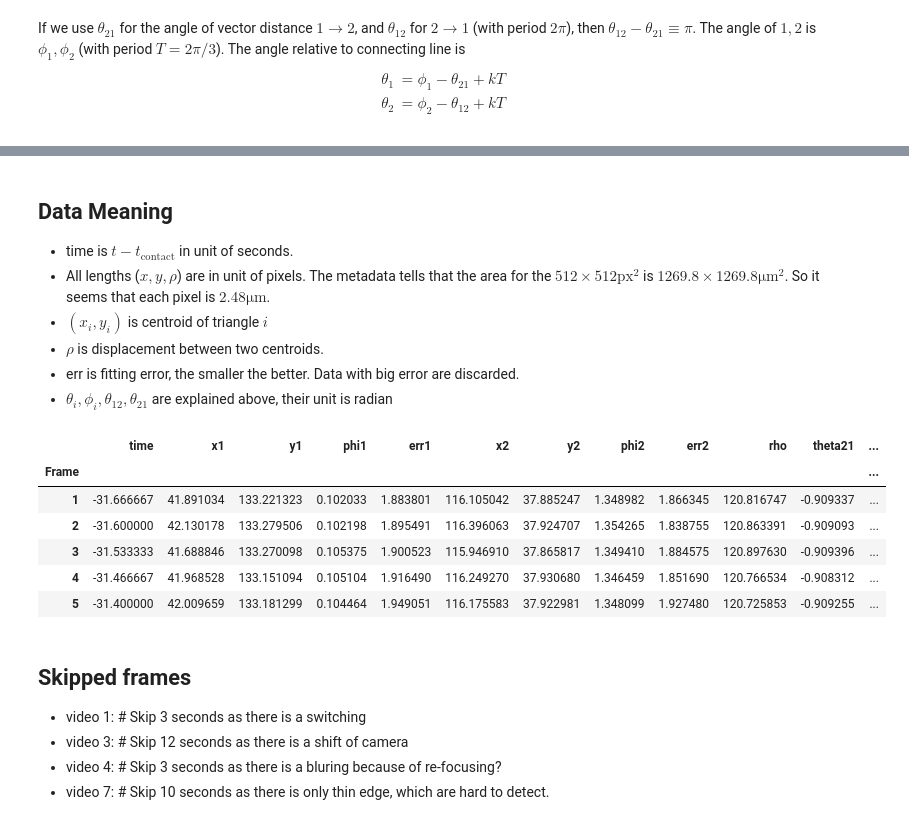
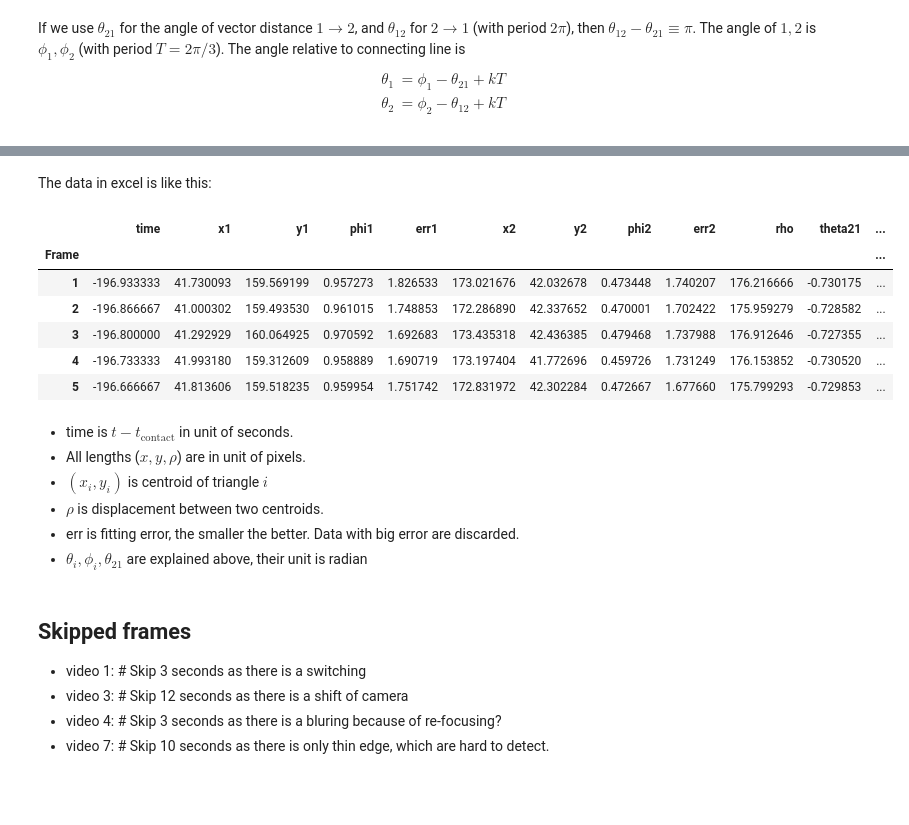
Before and after one commit to peijunz-archive/capillary, a Jupyter notebook: data_explanation.ipynb, the cells around one changed output, grey strips where cells are left out. Drawn from its saved outputs; the diff is of its cells as text; code cells hidden in the pictures; blank space fills up the shorter version.

```diff
--- a/data_explanation.ipynb
+++ b/data_explanation.ipynb
@@ -31,21 +33,22 @@ $$\begin{align}
 # %% [markdown]
 <img src="https://raw.githubusercontent.com/peijunz/capillary/master/pos.png" width="20%"></img>
 <img src="https://raw.githubusercontent.com/peijunz/capillary/master/position.png" width="50%"></img>
+# %% [markdown]
+The data in excel is like this:
+# %%
+df.head()
+# %% [output]
+|  | time | x1 | y1 | phi1 | err1 | x2 | y2 | phi2 | err2 | rho | theta21 | ... |
+| Frame |  |  |  |  |  |  |  |  |  |  |  | ... |
+| 1 | -196.933333 | 41.730093 | 159.569199 | 0.957273 | 1.826533 | 173.021676 | 42.032678 | 0.473448 | 1.740207 | 176.216666 | -0.730175 | ... |
+| 2 | -196.866667 | 41.000302 | 159.493530 | 0.961015 | 1.748853 | 172.286890 | 42.337652 | 0.470001 | 1.702422 | 175.959279 | -0.728582 | ... |
+| 3 | -196.800000 | 41.292929 | 160.064925 | 0.970592 | 1.692683 | 173.435318 | 42.436385 | 0.479468 | 1.737988 | 176.912646 | -0.727355 | ... |
+| 4 | -196.733333 | 41.993180 | 159.312609 | 0.958889 | 1.690719 | 173.197404 | 41.772696 | 0.459726 | 1.731249 | 176.153852 | -0.730520 | ... |
+| 5 | -196.666667 | 41.813606 | 159.518235 | 0.959954 | 1.751742 | 172.831972 | 42.302284 | 0.472667 | 1.677660 | 175.799293 | -0.729853 | ... |
 # %% [markdown]
-## Data Meaning
 + time is $t-t_\mathrm{contact}$ in unit of seconds.
-+ All lengths ($x, y, \rho$) are in unit of pixels. The metadata tells that the area for the $512\times512 \mathrm{px}^2$ is $1269.8\times 1269.8 \mathrm{\mu m}^2$. So it seems that each pixel is $2.48 \mathrm{\mu m}$.
++ All lengths ($x, y, \rho$) are in unit of pixels.
 + $(x_i, y_i)$ is centroid of triangle $i$
 + $\rho$ is displacement between two centroids.
 + err is fitting error, the smaller the better. Data with big error are discarded.
-+ $\theta_i, \phi_i, \theta_{12},\theta_{21}$ are explained above, their unit is radian
++ $\theta_i, \phi_i,\theta_{21}$ are explained above, their unit is radian
-# %%
-analyse.analyse_raw(5).head()
-# %% [output]
-|  | time | x1 | y1 | phi1 | err1 | x2 | y2 | phi2 | err2 | rho | theta21 | ... |
-| Frame |  |  |  |  |  |  |  |  |  |  |  | ... |
-| 1 | -31.666667 | 41.891034 | 133.221323 | 0.102033 | 1.883801 | 116.105042 | 37.885247 | 1.348982 | 1.866345 | 120.816747 | -0.909337 | ... |
-| 2 | -31.600000 | 42.130178 | 133.279506 | 0.102198 | 1.895491 | 116.396063 | 37.924707 | 1.354265 | 1.838755 | 120.863391 | -0.909093 | ... |
-| 3 | -31.533333 | 41.688846 | 133.270098 | 0.105375 | 1.900523 | 115.946910 | 37.865817 | 1.349410 | 1.884575 | 120.897630 | -0.909396 | ... |
-| 4 | -31.466667 | 41.968528 | 133.151094 | 0.105104 | 1.916490 | 116.249270 | 37.930680 | 1.346459 | 1.851690 | 120.766534 | -0.908312 | ... |
-| 5 | -31.400000 | 42.009659 | 133.181299 | 0.104464 | 1.949051 | 116.175583 | 37.922981 | 1.348099 | 1.927480 | 120.725853 | -0.909255 | ... |
```
Also changed, not shown: parts of 11 cells of this notebook, 4 other files.
